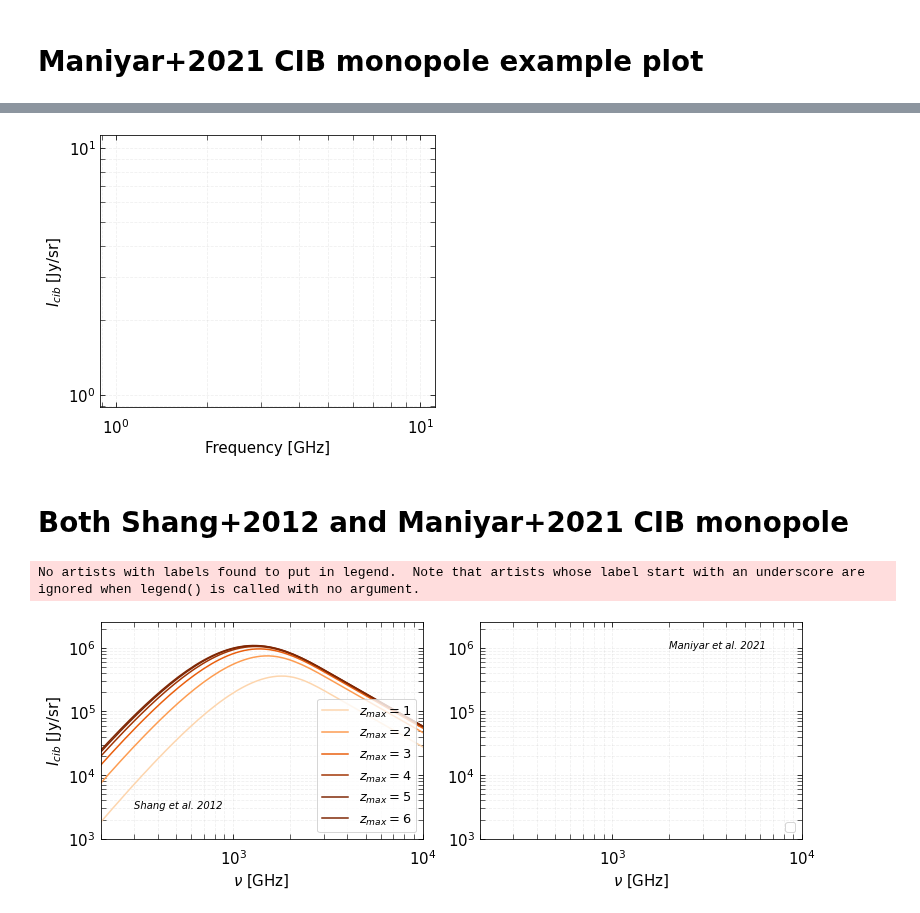
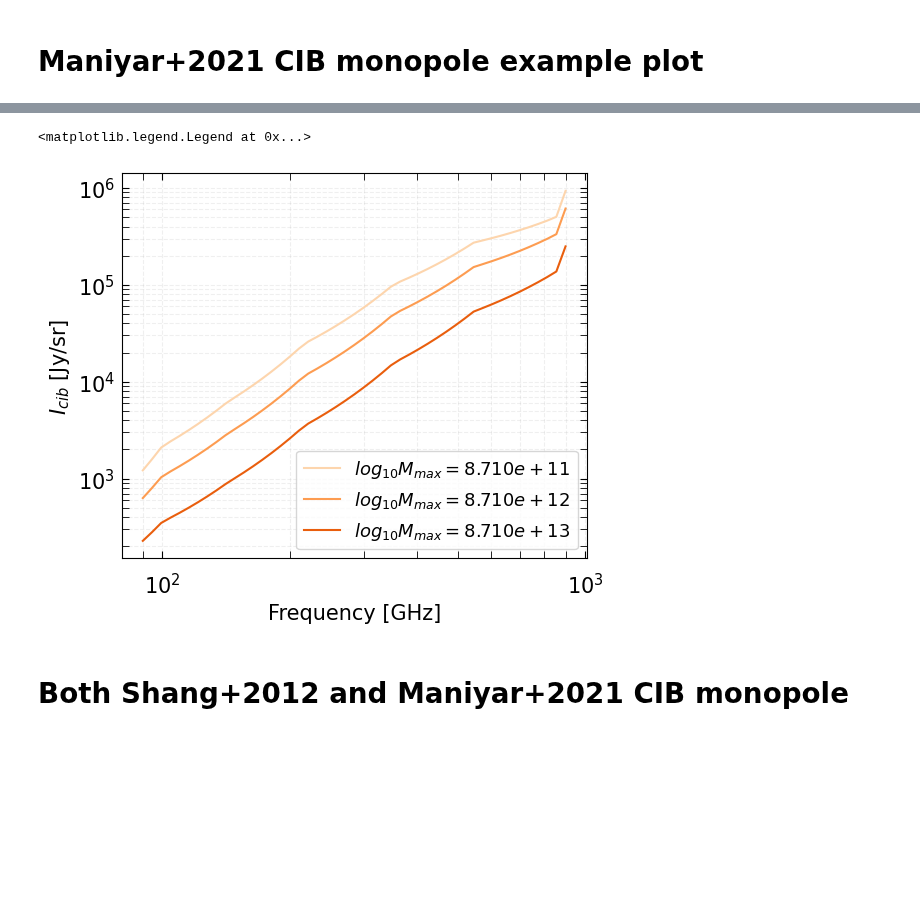
Before and after one commit to CLASS-SZ/class_sz, a Jupyter notebook: notebooks/class_sz_tutorial_notebooks/class_sz_CIB_monopole.ipynb, the cells around one changed output, grey strips where cells are left out. Saved outputs shown, nothing was run; the diff lists cells and outputs as text; code cells hidden in the pictures; blank space fills up the shorter version.

```diff
--- a/notebooks/class_sz_tutorial_notebooks/class_sz_CIB_monopole.ipynb
+++ b/notebooks/class_sz_tutorial_notebooks/class_sz_CIB_monopole.ipynb
@@ -114,29 +119,31 @@ def CIB_monopole_Maniyar2021(zmin=0.005, zmax=6., Mmost_eff=10.**12.94):
 
     Maniyar_CIB={
         'output': 'cib_monopole',
-        'mass function': 'T10',
+        'mass function' : 'T08M200c',
         'use_maniyar_cib_model':1,
-        'maniyar_cib_etamax' : 0.42,
+
         'maniyar_cib_zc' : 1.5,
-        'maniyar_cib_tau' : 1.17,
-        'maniyar_cib_fsub' : 0.,
-        'Most efficient halo mass in Msun' : 10.**12.94,
-        'Size of of halo masses sourcing CIB emission' : 1.75**2.,
-
-        #for the monopole computation:
-        'freq_min': 2,
-        'freq_max': 5e4,
+        'maniyar_cib_tau' : 8.25475287e-01,
+        'maniyar_cib_fsub' : 0.134*np.log(10.),
+        'Most efficient halo mass in Msun' : Mmost_eff,
+        'Size of of halo masses sourcing CIB emission' :  1.5583436676980493,
+        #for the Lsat tabulation+Monopole:
+        'freq_min': 9e1,
+        'freq_max': 9e2,
         'dlogfreq' : 0.05,
+        'concentration parameter':'B13', # this sets it to 5
 
 
         'use_nc_1_for_all_halos_cib_HOD': 1,
 
+        'sub_halo_mass_function' : 'TW10',#'JvdB14',
         'M_min_subhalo_in_Msun' : 1e5, # 1e5 see https://github.com/abhimaniyar/halomodel_cib_tsz_cibxtsz/blob/master/Cell_cib.py
         'use_redshift_dependent_M_min': 0,
-        'M_min' : 1e10*cosmo_params['H0']/100., # not used
-        'M_max' : 1e16*cosmo_params['H0']/100.,
+        'M_min' : 1e8*cosmo_params['H0']/100., # not used
+        'M_max' : 1e15*cosmo_params['H0']/100.,
         'z_min' : zmin,
         'z_max' : zmax,
+        'hm_consistency':0,
 
         'has_cib_flux_cut': 0}
 
@@ -195,6 +206,7 @@ plt.savefig('figures/CIB_monopole_Shang2012.pdf')
 # %% [markdown]
 # Maniyar+2021 CIB monopole example plot
 # %%
+%%time
 Mhalo_effs=np.array([10.**11.94, 10.**12.94, 10.**13.94])
 
 tot_color=12
@@ -225,9 +237,9 @@ ax2.set_ylabel(r'$I_{cib}$ [Jy/sr]', fontsize=label_size)
 for i in range(len(Mhalo_effs)):
 
     nu, Icib=CIB_monopole_Maniyar2021(Mmost_eff=Mhalo_effs[i])
-    ax2.plot(nu, Icib, label=r"$log_{10}M_{max}=$"+str(Mhalo_effs[i]), c=cmap1.to_rgba(i*2+5))
+    ax2.plot(nu, Icib, label=r"$log_{10}M_{max} = %.3e$"%(Mhalo_effs[i]), c=cmap1.to_rgba(i*2+5))
     #ax2.plot(nu, Icib, label=r"$z_{max}=$"+str(Mhalo_effs[i]), c='black')
 
 ax2.legend(fontsize=legend_size)
-plt.savefig('figures/CIB_monopole_Maniya2021.pdf')
+# plt.savefig('figures/CIB_monopole_Maniya2021.pdf')
 # %% [output]
@@ -237,4 +248,5 @@ Error in Class: Class did not read input parameter(s): use_maniyar_cib_model, ma
+<matplotlib.legend.Legend at 0x...>
-[figure, old version]
+[figure, new version]
 # %% [markdown]
 # Both Shang+2012 and Maniyar+2021 CIB monopole
 # %%
@@ -294,7 +306,7 @@ handle_length = 1.5
 
 ax2.set_xscale('log')
 ax2.set_yscale('log')
-ax2.set_xlim([2e2,1e4])
+ax2.set_xlim([9e1,9e2])
 ax2.set_ylim([10**3,10**6.4])
 ax2.tick_params(axis = 'x',which='both',length=5,direction='in', pad=10)
 ax2.tick_params(axis = 'y',which='both',length=5,direction='in', pad=5)
@@ -304,7 +316,7 @@ plt.setp(ax2.get_yticklabels(), rotation='horizontal', fontsize=label_size)
 plt.setp(ax2.get_xticklabels(), fontsize=label_size)
 ax2.grid( visible=True, which="both", alpha=0.2, linestyle='--')
 ax2.set_xlabel(r'$\nu$ [GHz]', fontsize=label_size)
-ax2.text(2000, 1e6, 'Maniyar et al. 2021', style='italic')
+ax2.text(100, 1e6, 'Maniyar et al. 2021', style='italic')
 
 #plot as a function of most efficient halo mass
 # for i in range(len(Mhalo_effs)):
@@ -312,10 +324,11 @@ ax2.text(2000, 1e6, 'Maniyar et al. 2021', style='italic')
 #     nu, Icib=CIB_monopole_Maniyar2021(Mmost_eff=Mhalo_effs[i])
 #     ax2.plot(nu, Icib, label=r"$log_{10}M_{max}=$"+str(Mhalo_effs_label[i]), c=cmap2.to_rgba(i*2+5))
     #ax2.plot(nu, Icib, label=r"$z_{max}=$"+str(Mhalo_effs[i]), c='black')
+for i in range(len(Mhalo_effs)):
+
+    nu, Icib=CIB_monopole_Maniyar2021(Mmost_eff=Mhalo_effs[i])
+    ax2.plot(nu, Icib, marker='o',label=r"$log_{10}M_{max} = %.3e$"%(Mhalo_effs[i]), c=cmap1.to_rgba(i*2+5))
 
 ax2.legend(fontsize=legend_size, loc='lower right')
 plt.tight_layout()
 plt.savefig('figures/CIB_monopole_Shang2012_and_Maniyar2021.pdf')
-# %% [output]
-No artists with labels found to put in legend.  Note that artists whose label start with an underscore are ignored when legend() is called with no argument.
-[figure, removed]
```
Also changed, not shown: parts of 3 cells of this notebook, 5 other files.
